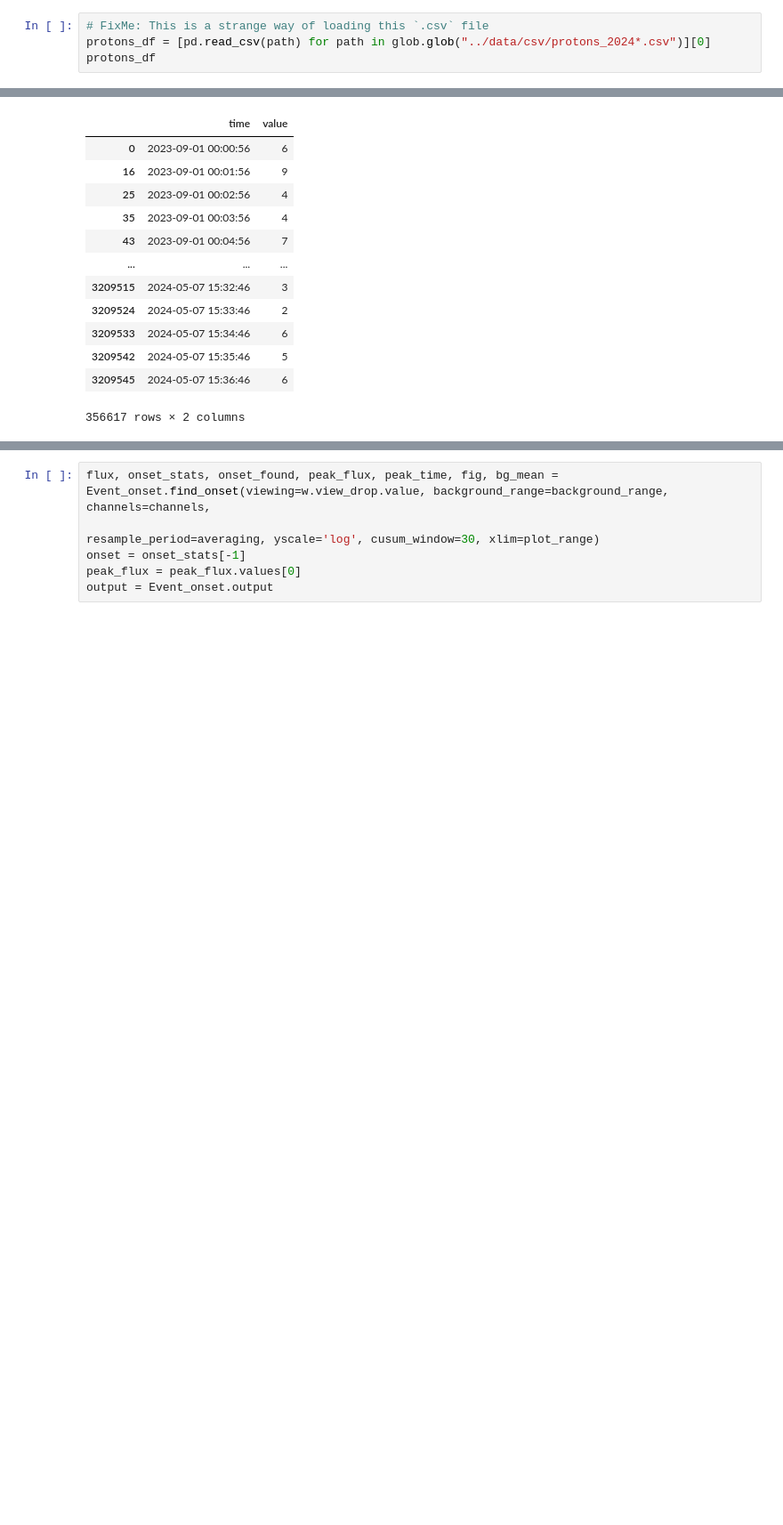
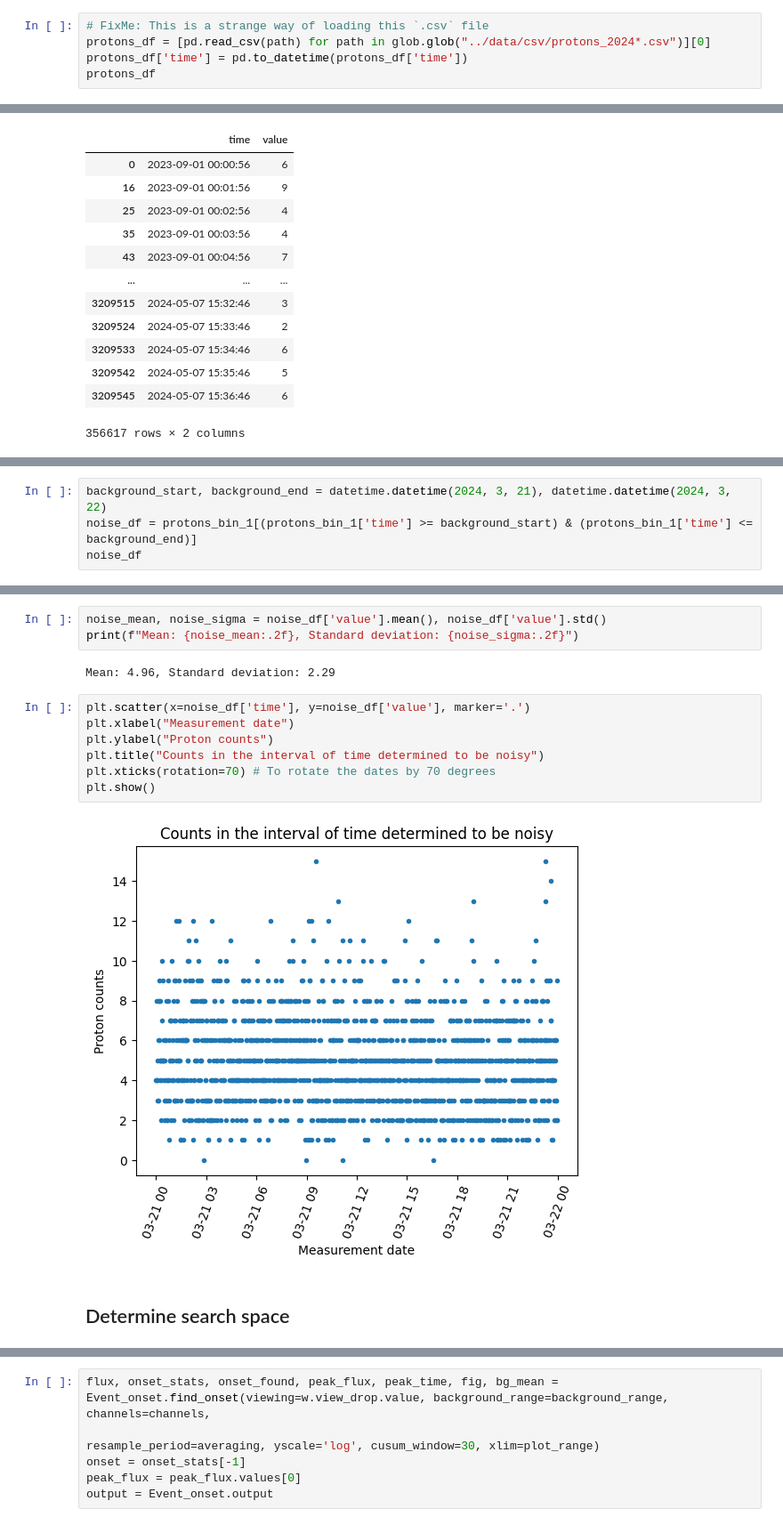
Before and after one commit to AGHRADEM/radem-notebooks, a Jupyter notebook: analysis/1_onset_analysis.ipynb, the cells around one changed output, grey strips where cells are left out. Shown: that part at 89% size. Cells and saved outputs as stored; diff of their text form; blank space fills up the shorter version.

```diff
--- a/analysis/1_onset_analysis.ipynb
+++ b/analysis/1_onset_analysis.ipynb
@@ -16,6 +16,7 @@ True
 # %%
 # FixMe: This is a strange way of loading this `.csv` file
 protons_df = [pd.read_csv(path) for path in glob.glob("../data/csv/protons_2024*.csv")][0]
+protons_df['time'] = pd.to_datetime(protons_df['time'])
 protons_df
 # %% [output]
 |  | time | bin | value |
@@ -50,0 +54,4 @@ protons_bin_1.drop('bin', axis=1)
+# %%
+background_start, background_end = datetime.datetime(2024, 3, 21), datetime.datetime(2024, 3, 22)
+noise_df = protons_bin_1[(protons_bin_1['time'] >= background_start) & (protons_bin_1['time'] <= background_end)]
+noise_df
@@ -50,0 +72,16 @@ protons_bin_1.drop('bin', axis=1)
+# %%
+noise_mean, noise_sigma = noise_df['value'].mean(), noise_df['value'].std()
+print(f"Mean: {noise_mean:.2f}, Standard deviation: {noise_sigma:.2f}")
+# %% [output]
+Mean: 4.96, Standard deviation: 2.29
+# %%
+plt.scatter(x=noise_df['time'], y=noise_df['value'], marker='.')
+plt.xlabel("Measurement date")
+plt.ylabel("Proton counts")
+plt.title("Counts in the interval of time determined to be noisy")
+plt.xticks(rotation=70) # To rotate the dates by 70 degrees
+plt.show()
+# %% [output]
+[figure, added]
+# %% [markdown]
+## Determine search space
```
Also changed, not shown: parts of 15 cells of this notebook, 3 other files.
